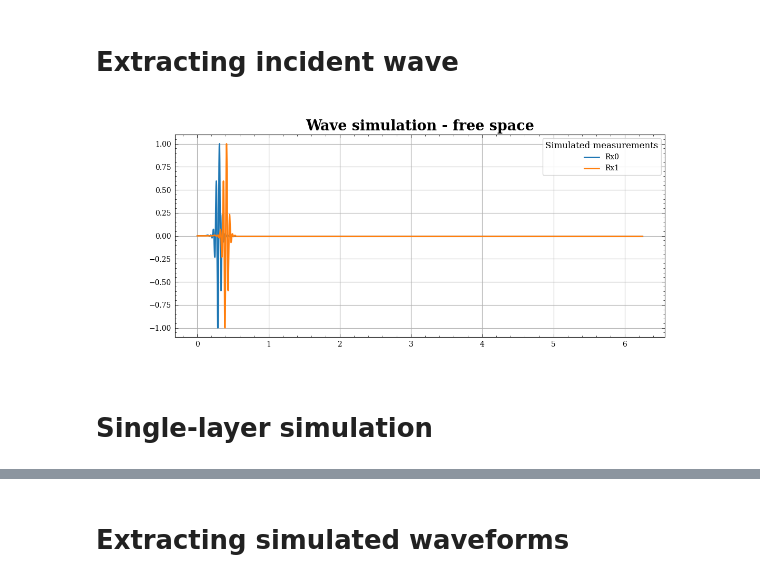
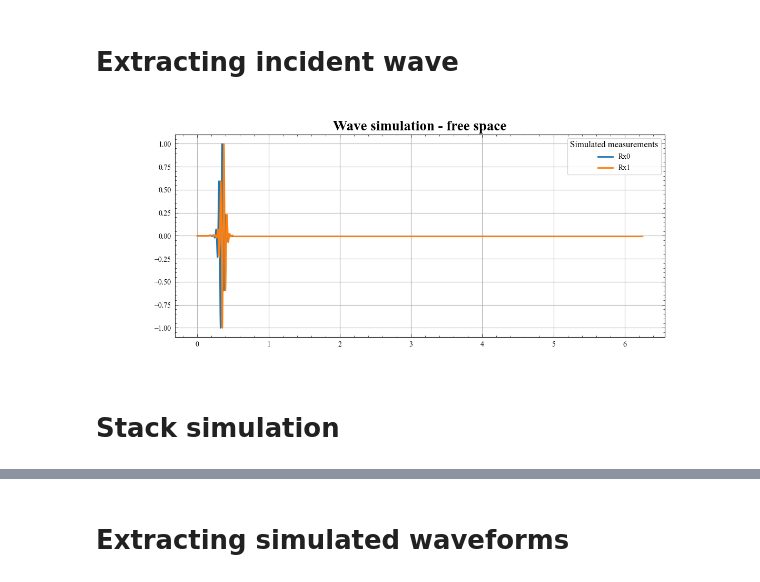
Before and after one commit to feasible-io/smaddali-utils, a Jupyter notebook: scattering/smatrix.ipynb, the cells around one changed output, grey strips where cells are left out. Saved outputs shown, nothing was run; the diff lists cells and outputs as text; code cells hidden in the pictures.

```diff
--- a/scattering/smatrix.ipynb
+++ b/scattering/smatrix.ipynb
@@ -21,6 +61,6 @@ import smatrix as smat
 # %%
 num_grid_points = 8000
-stack_thickness = 0.1
+stack_thickness = 0.025
 num_steps = 100000
 
 # pulse details
@@ -70,19 +111,20 @@ sim.Run( visualize=False, n_iters=num_steps ) #, filename='demo.mp4' )
 # %%
 waves = [ val for _, val in sim.monitors.items() ]
 # waves[0] = np.pad( initial, ( ( 0, len( waves[0] ) - len( initial ) ) ) )
 t = sim.dt * np.arange( len( waves[0] ) )
 
 with plt.style.context( '~/Templates/custom.mplstyle' ):
     plt.figure( figsize=( 12, 5 ) )
     for n in range( 2 ):
         plt.plot( t, waves[n], label=f'Rx{n}', linewidth=2 )
     plt.grid()
     plt.legend( title='Simulated measurements' )
     plt.title( 'Wave simulation - free space' )
+    plt.show()
 
-incident_wave = waves[0]
+incident_wave = np.array( waves[0] )
 # %% [output]
-[figure, old version]
+[figure, new version]
 # %% [markdown]
-# Single-layer simulation
+# Stack simulation
 # %%
```
Also changed, not shown: parts of 19 cells of this notebook, 2 other files.
